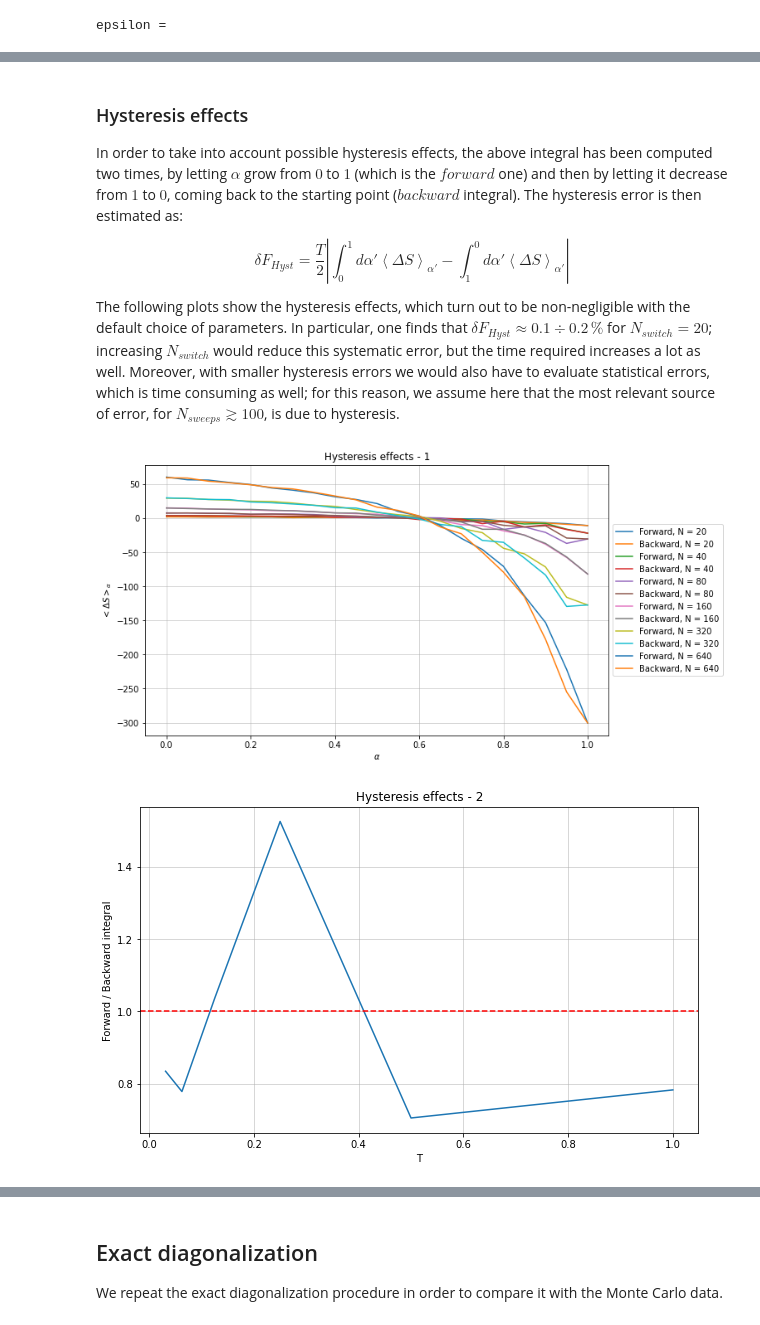
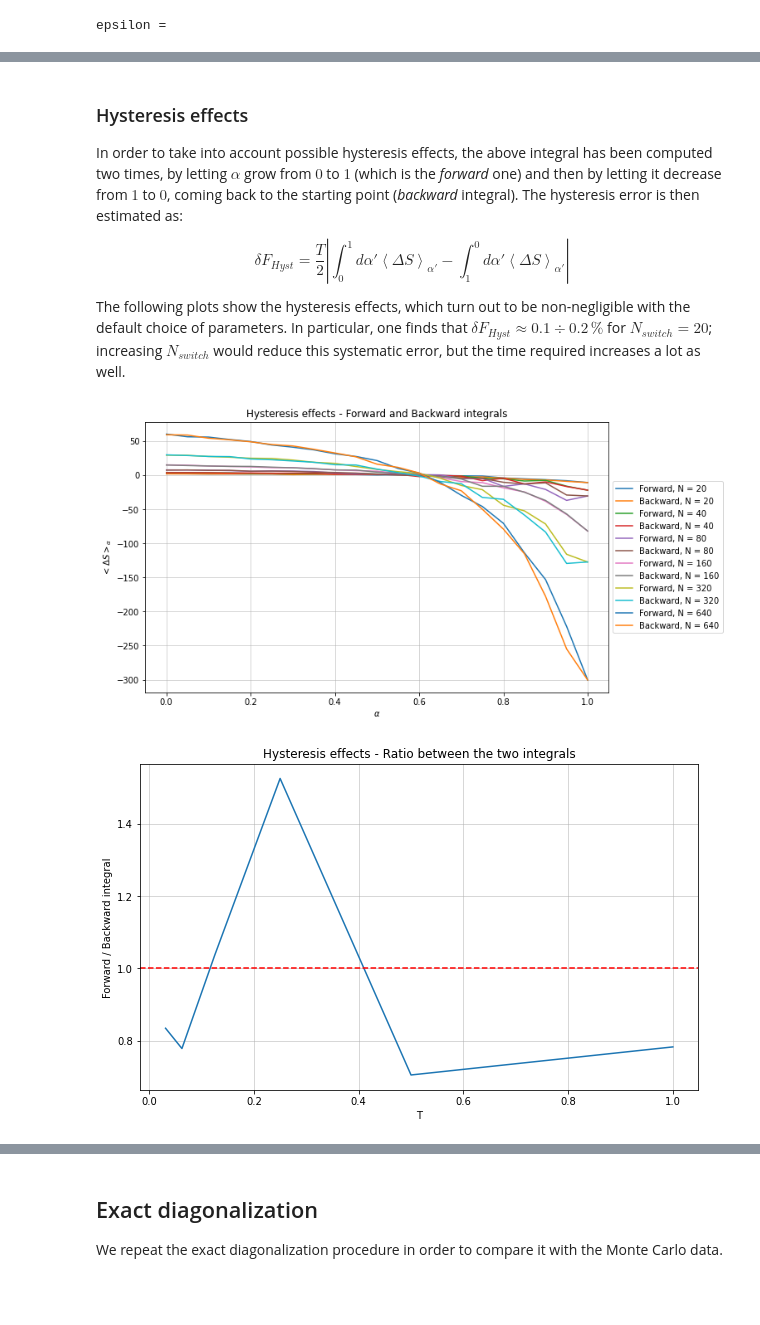
Before and after one commit to FabioOri/QuantumMonteCarlo, a Jupyter notebook: 3_adiabatic.ipynb, the cells around one changed output, grey strips where cells are left out. Saved outputs shown, nothing was run; the diff lists cells and outputs as text; code cells hidden in the pictures; blank space fills up the shorter version.

```diff
--- a/3_adiabatic.ipynb
+++ b/3_adiabatic.ipynb
@@ -179,42 +193,43 @@ stat_err = np.sqrt(np.abs(deltaS2_tot - deltaS_tot**2) / Nsweeps**3);
 # %% [markdown]
 ### Hysteresis effects
-In order to take into account possible hysteresis effects, the above integral has been computed two times, by letting $\alpha$ grow from $0$ to $1$ (which is the $\textit{forward}$ one) and then by letting it decrease from $1$ to $0$, coming back to the starting point ($\textit{backward}$ integral). The hysteresis error is then estimated as:
+In order to take into account possible hysteresis effects, the above integral has been computed two times, by letting $\alpha$ grow from $0$ to $1$ (which is the _forward_ one) and then by letting it decrease from $1$ to $0$, coming back to the starting point (_backward_ integral). The hysteresis error is then estimated as:
 
 $$
 \delta F_{Hyst}=\frac{T}{2} \left|\int_0^1 d\alpha' \left<\Delta S\right>_{\alpha'} - \int_1^0 d\alpha' \left<\Delta S\right>_{\alpha'}\right|
 $$
 
-The following plots show the hysteresis effects, which turn out to be non-negligible with the default choice of parameters. In particular, one finds that $\delta F_{Hyst} \approx 0.1\div 0.2\,\%$ for $N_{switch}=20$; increasing $N_{switch}$ would reduce this systematic error, but the time required increases a lot as well. Moreover, with smaller hysteresis errors we would also have to evaluate statistical errors, which is time consuming as well; for this reason, we assume here that the most relevant source of error, for $N_{sweeps}\gtrsim 100$, is due to hysteresis.
+The following plots show the hysteresis effects, which turn out to be non-negligible with the default choice of parameters. In particular, one finds that $\delta F_{Hyst} \approx 0.1\div 0.2\,\%$ for $N_{switch}=20$; increasing $N_{switch}$ would reduce this systematic error, but the time required increases a lot as well.
 # %%
-# Mean values plot
+# Mean values plot as a function of alpha
 fig, ax = plt.subplots(figsize=(10,6))
-N0 = N;
+
+N0 = N
 for iT in range(n):
-    ax.plot(alpha_vec[0:Nswitch+1], mean_deltaS[0:Nswitch+1, iT], label = 'Forward, N = '+str(round(N0)));
-    ax.plot(alpha_vec[Nswitch:2*Nswitch+1], mean_deltaS[Nswitch:2*Nswitch+1, iT], label = 'Backward, N = '+str(round(N0)));
-    N0 = 2*N0;
+    ax.plot(alpha_vec[0:Nswitch+1], mean_deltaS[0:Nswitch+1, iT], label = 'Forward, N = '+str(round(N0)))
+    ax.plot(alpha_vec[Nswitch:2*Nswitch+1], mean_deltaS[Nswitch:2*Nswitch+1, iT], label = 'Backward, N = '+str(round(N0)))
+    N0 = 2*N0
 
-ax.set_xlabel('$\\alpha$');
-ax.set_ylabel('$<\Delta S>_\\alpha$');
-plt.grid(linewidth=0.5);
-plt.title('Hysteresis effects - 1');
-ax.legend(loc='center left', bbox_to_anchor=(1, 0.5))
-plt.show();
+ax.set_xlabel('$\\alpha$')
+ax.set_ylabel('$<\Delta S>_\\alpha$')
+plt.grid(linewidth = 0.5)
+plt.title('Hysteresis effects - Forward and Backward integrals')
+ax.legend(loc = 'center left', bbox_to_anchor = (1, 0.5));
+plt.show()
 
 # Ratio between integrals
-fig, ax = plt.subplots(figsize=(10,6))
-ax.plot(T_vec, np.abs(integral_dS1 / integral_dS2));
+fig, ax = plt.subplots(figsize = (10, 6))
+ax.plot(T_vec, np.abs(integral_dS1 / integral_dS2))
 plt.axhline(y = 1, ls = '--', color = 'red')
-ax.set_xlabel('T');
-ax.set_ylabel('Forward / Backward integral');
-plt.grid(linewidth=0.5);
-plt.title('Hysteresis effects - 2');
-plt.show();
+ax.set_xlabel('T')
+ax.set_ylabel('Forward / Backward integral')
+plt.grid(linewidth = 0.5)
+plt.title('Hysteresis effects - Ratio between the two integrals')
+plt.show()
 
 # Hysteresis error estimate (the factor T is included at the end of the code)
-hyst_err = np.abs(integral_dS1 - integral_dS2) / 2;
+hyst_err = np.abs(integral_dS1 - integral_dS2) / 2
 # %% [output]
-[figure, old version]
+[figure, new version]
-[figure, old version]
+[figure, new version]
 # %% [markdown]
 ### Total error
```
Also changed, not shown: parts of 14 cells of this notebook.
